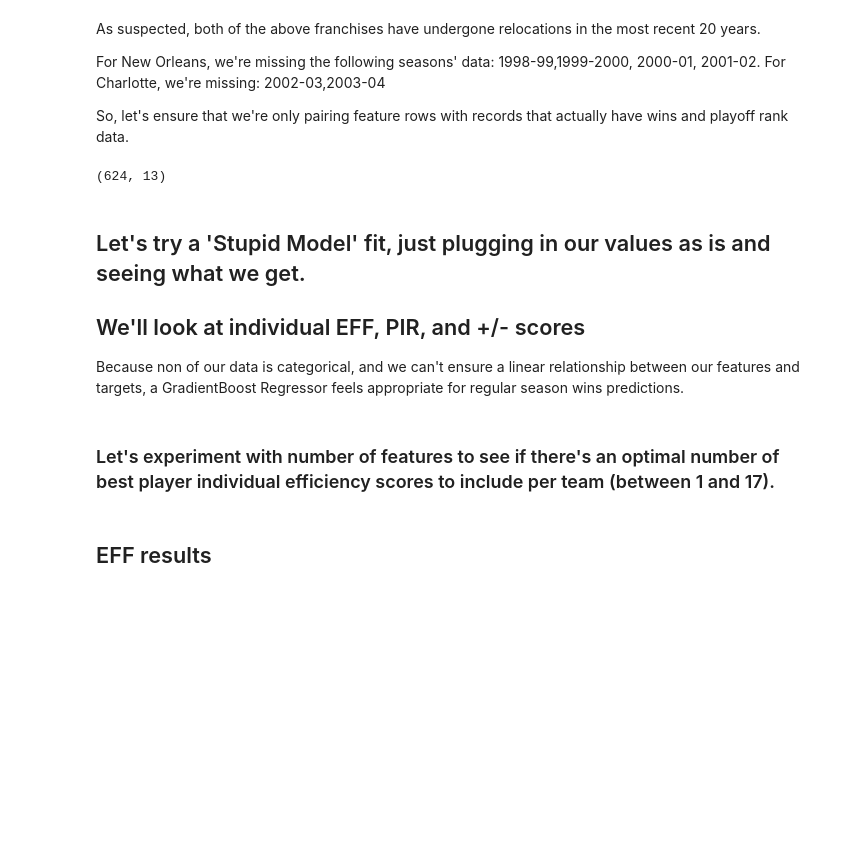
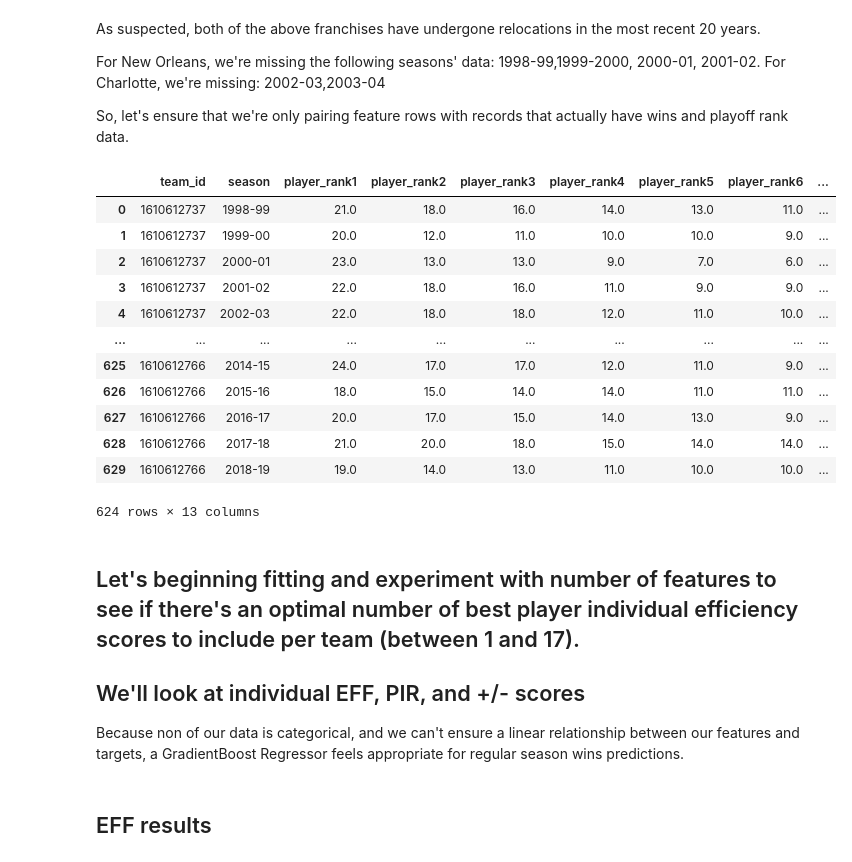
Before and after one commit to jangelchik/basketball_efficiency, a Jupyter notebook: data_and_plots.ipynb, the cells around one changed output. Drawn from its saved outputs; the diff is of its cells as text; code cells hidden in the pictures; blank space fills up the shorter version.

```diff
--- a/data_and_plots.ipynb
+++ b/data_and_plots.ipynb
@@ -687,11 +698,23 @@ def get_y(df_X,df_y,y_col):
 # %%
 X_eff = get_y(df_X,df_team,['w'])
 # %%
-X_eff.shape
+X_eff
 # %% [output]
+|  | team_id | season | player_rank1 | player_rank2 | player_rank3 | player_rank4 | player_rank5 | player_rank6 | ... |
+| 0 | 1610612737 | 1998-99 | 21.0 | 18.0 | 16.0 | 14.0 | 13.0 | 11.0 | ... |
+| 1 | 1610612737 | 1999-00 | 20.0 | 12.0 | 11.0 | 10.0 | 10.0 | 9.0 | ... |
+| 2 | 1610612737 | 2000-01 | 23.0 | 13.0 | 13.0 | 9.0 | 7.0 | 6.0 | ... |
+| 3 | 1610612737 | 2001-02 | 22.0 | 18.0 | 16.0 | 11.0 | 9.0 | 9.0 | ... |
+| 4 | 1610612737 | 2002-03 | 22.0 | 18.0 | 18.0 | 12.0 | 11.0 | 10.0 | ... |
+| ... | ... | ... | ... | ... | ... | ... | ... | ... | ... |
+| 625 | 1610612766 | 2014-15 | 24.0 | 17.0 | 17.0 | 12.0 | 11.0 | 9.0 | ... |
+| 626 | 1610612766 | 2015-16 | 18.0 | 15.0 | 14.0 | 14.0 | 11.0 | 11.0 | ... |
+| 627 | 1610612766 | 2016-17 | 20.0 | 17.0 | 15.0 | 14.0 | 13.0 | 9.0 | ... |
+| 628 | 1610612766 | 2017-18 | 21.0 | 20.0 | 18.0 | 15.0 | 14.0 | 14.0 | ... |
+| 629 | 1610612766 | 2018-19 | 19.0 | 14.0 | 13.0 | 11.0 | 10.0 | 10.0 | ... |
-(624, 13)
+624 rows × 13 columns
 # %% [markdown]
-## Let's try a 'Stupid Model' fit, just plugging in our values as is and seeing what we get.
+## Let's beginning fitting and experiment with number of features to see if there's an optimal number of best player individual efficiency scores to include per team (between 1 and 17).
 
 ## We'll look at individual EFF, PIR, and +/- scores
 
@@ -703,5 +727,3 @@ from sklearn.ensemble import GradientBoostingRegressor
-# %% [markdown]
-### Let's experiment with number of features to see if there's an optimal number of best player individual efficiency scores to include per team (between 1 and 17).
 # %%
 def score_n_features(stat):
 
```
Also changed, not shown: parts of 56 cells of this notebook, 1 other file.
